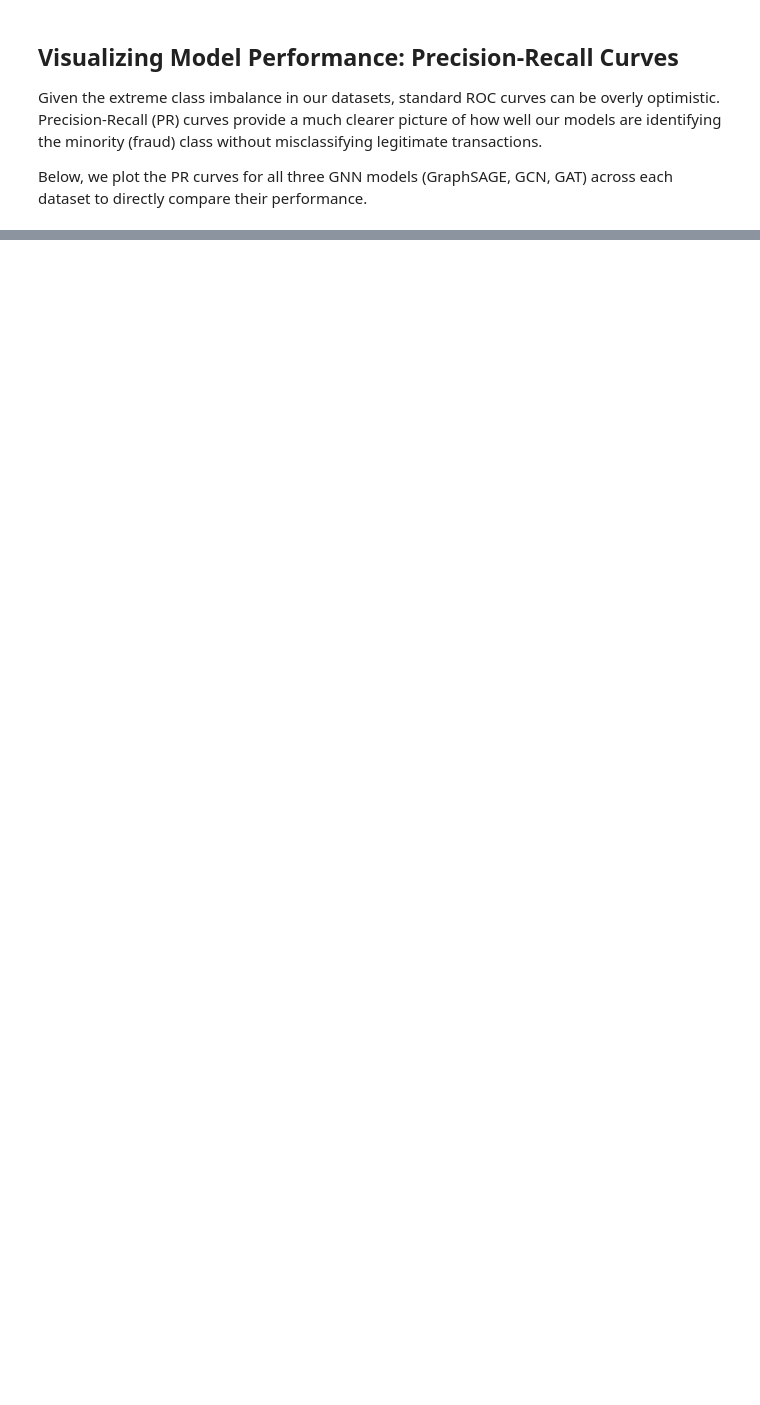
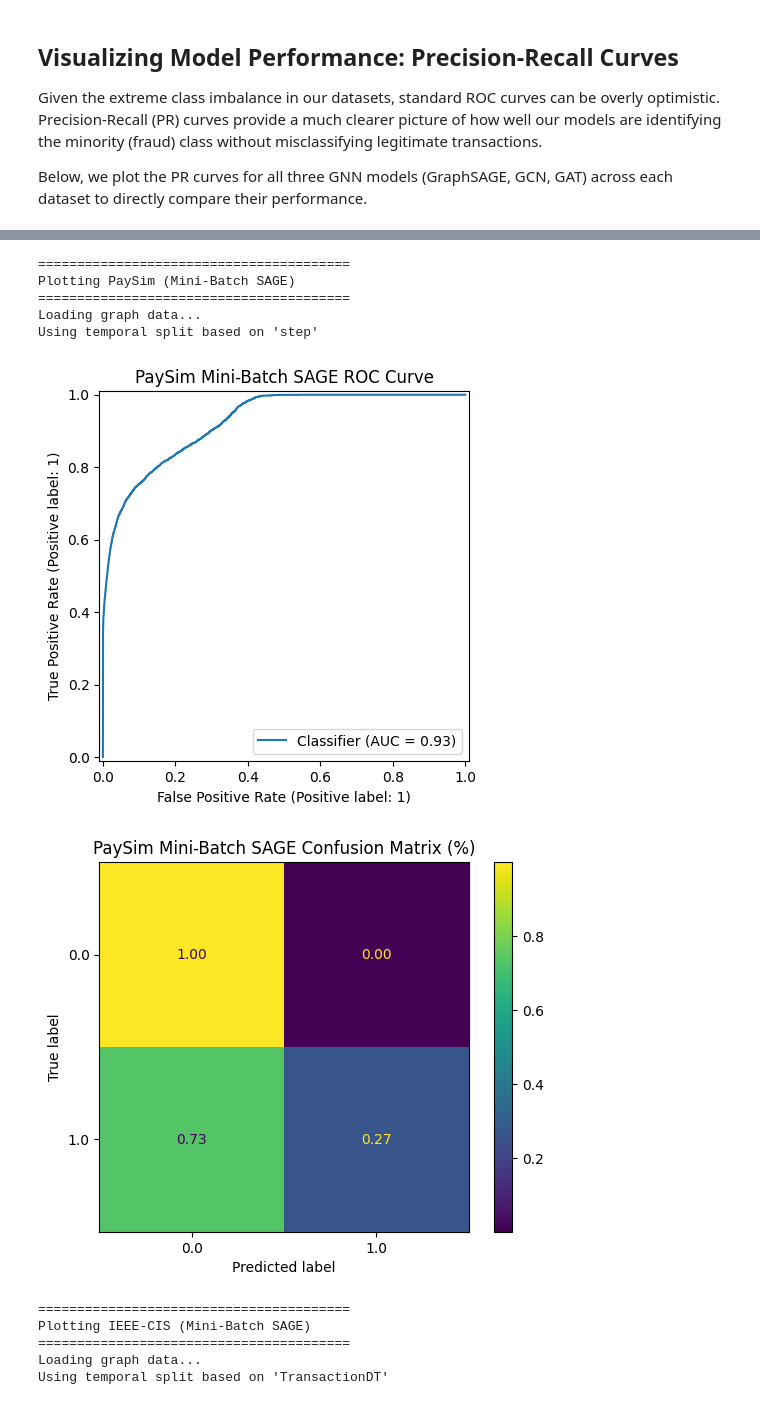
Before and after one commit to iking919/Detecting_Financial_Fraud_via_GNNs, a Jupyter notebook: notebooks/04_GNN_models.ipynb, the cells around one changed output, grey strips where cells are left out. Cells and saved outputs as stored; diff of their text form; code cells hidden in the pictures; blank space fills up the shorter version.

```diff
--- a/notebooks/04_GNN_models.ipynb
+++ b/notebooks/04_GNN_models.ipynb
@@ -739,0 +1087,72 @@ Ultimately, this notebook establishes a scientifically sound, leakage-free frame
+# %%
+import matplotlib.pyplot as plt
+from sklearn.metrics import RocCurveDisplay, ConfusionMatrixDisplay
+import numpy as np
+import torch
+from torch_geometric.loader import NeighborLoader
+import gc
+
+device = torch.device('cuda' if torch.cuda.is_available() else 'cpu')
+
+# Configure mini-batch models and their tuned thresholds
+mb_datasets_info = [
+    ("PaySim", "/content/data/processed/paysim_nodes.csv", "/content/data/processed/paysim_edges.csv", paysim_mb_model, 0.87),
+    ("IEEE-CIS", "/content/data/processed/ieee_train_nodes.csv", "/content/data/processed/ieee_train_edges.csv", ieee_mb_model, 0.85),
+    ("Elliptic", "/content/data/processed/elliptic_nodes.csv", "/content/data/processed/elliptic_edges.csv", elliptic_mb_model, 0.85)
+]
+
+for dataset_name, nodes_path, edges_path, model, best_t in mb_datasets_info:
+    print(f"\n{'='*40}\nPlotting {dataset_name} (Mini-Batch SAGE)\n{'='*40}")
+
+    data, _ = load_graph_data(nodes_path, edges_path, "label")
+    data = data.to(device)
+    model = model.to(device)
+    model.eval()
+
+    # Use NeighborLoader for batching test evaluation
+    test_loader = NeighborLoader(data, num_neighbors=[10, 10], batch_size=2048, input_nodes=data.test_mask, shuffle=False)
+
+    test_probs, test_y = [], []
+    with torch.no_grad():
+        for batch in test_loader:
+            batch = batch.to(device)
+            out = model(batch.x, batch.edge_index).squeeze()
+            test_probs.append(torch.sigmoid(out[:batch.batch_size]).cpu().numpy())
+            test_y.append(batch.y[:batch.batch_size].cpu().numpy())
+
+    test_probs = np.concatenate(test_probs)
+    test_y = np.concatenate(test_y)
+    test_preds = (test_probs > best_t).astype(float)
+
+    # Plot ROC Curve
+    RocCurveDisplay.from_predictions(test_y, test_probs)
+    plt.title(f"{dataset_name} Mini-Batch SAGE ROC Curve")
+    plt.show()
+
+    # Plot Confusion Matrix (normalized)
+    disp = ConfusionMatrixDisplay.from_predictions(
+        test_y,
+        test_preds,
+        normalize='true',
+        values_format=".2f"
+    )
+    plt.title(f"{dataset_name} Mini-Batch SAGE Confusion Matrix (%)")
+    plt.show()
+
+    del data, test_loader
+    gc.collect()
+    if torch.cuda.is_available():
+        torch.cuda.empty_cache()
+# %% [output]
+========================================
+Plotting PaySim (Mini-Batch SAGE)
+========================================
+Loading graph data...
+Using temporal split based on 'step'
+[figure, added]
+[figure, added]
+========================================
+Plotting IEEE-CIS (Mini-Batch SAGE)
+========================================
+Loading graph data...
+Using temporal split based on 'TransactionDT'
```
Also changed, not shown: parts of 18 cells of this notebook.
